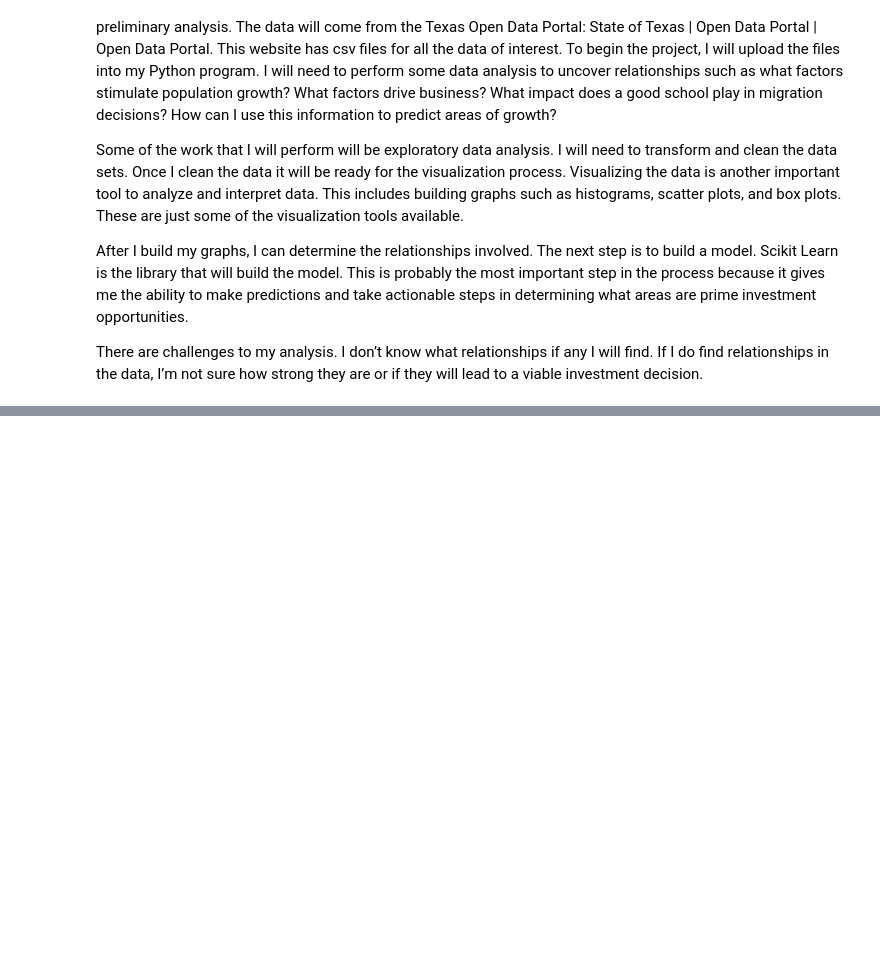
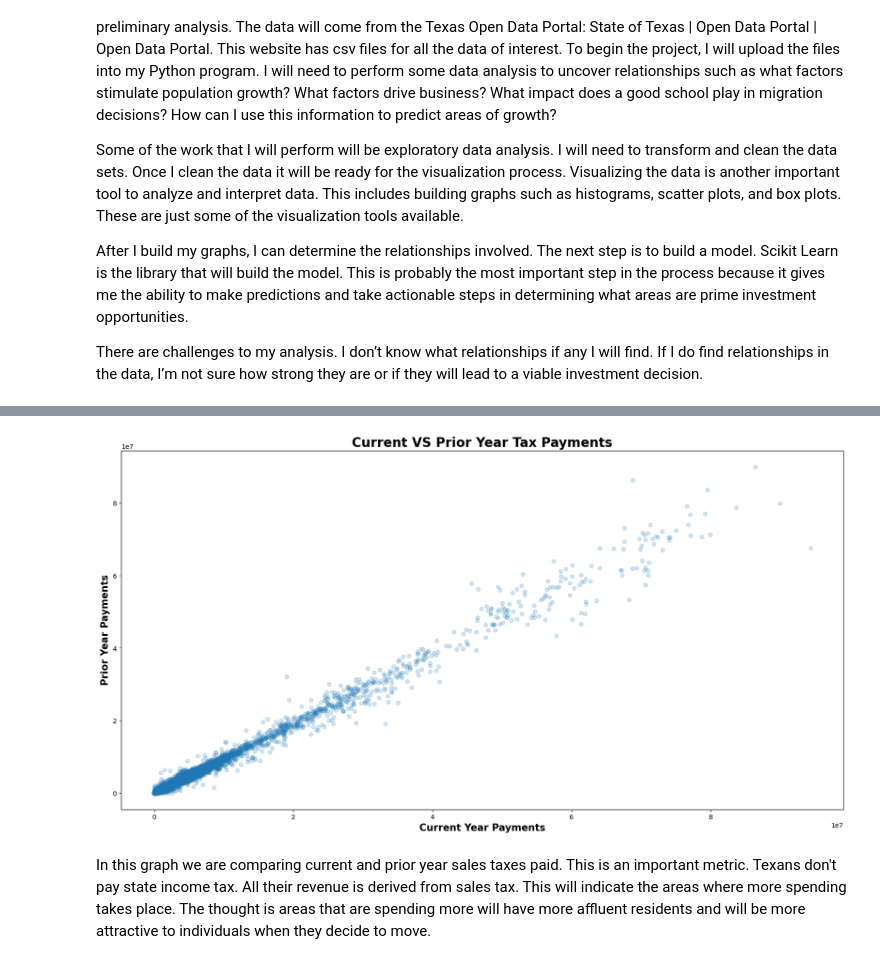
Before and after one commit to MWPerrineJr/Data_Mining_Final, a Jupyter notebook: data mining final1.ipynb, the cells around one changed output, grey strips where cells are left out. Drawn from its saved outputs; the diff is of its cells as text; code cells hidden in the pictures; blank space fills up the shorter version.

```diff
--- a/data mining final1.ipynb
+++ b/data mining final1.ipynb
@@ -25,0 +77,4 @@ import seaborn as sns
+# %%
+# This code imports the sales tax allocation data set and displays the first 5 rows
+sales_tax = pd.read_csv(r"Sales_Tax_Allocation__City_20250420.csv")
+sales_tax.head()
@@ -25,0 +88,12 @@ import seaborn as sns
+# %%
+# This code creates a scatter plot showing the comparison of the current year and prior year tax payments
+plt.figure(figsize = (20,10))
+plt.scatter(x = 'Net Payment This Period',y ='Comparable Payment Prior Year',  data = sales_tax, alpha = 0.2)
+plt.title("Current VS Prior Year Tax Payments", fontsize=20, weight='bold')
+plt.xlabel("Current Year Payments", fontsize=15, weight='bold' )
+plt.ylabel("Prior Year Payments", fontsize=15, weight='bold')
+plt.show()
+# %% [output]
+[figure, added]
+# %% [markdown]
+In this graph we are comparing current and prior year sales taxes paid. This is an important metric. Texans don't pay state income tax. All their revenue is derived from sales tax. This will indicate the areas where more spending takes place. The thought is areas that are spending more will have more affluent residents and will be more attractive to individuals when they decide to move.
```
Also changed, not shown: parts of 19 cells of this notebook.
